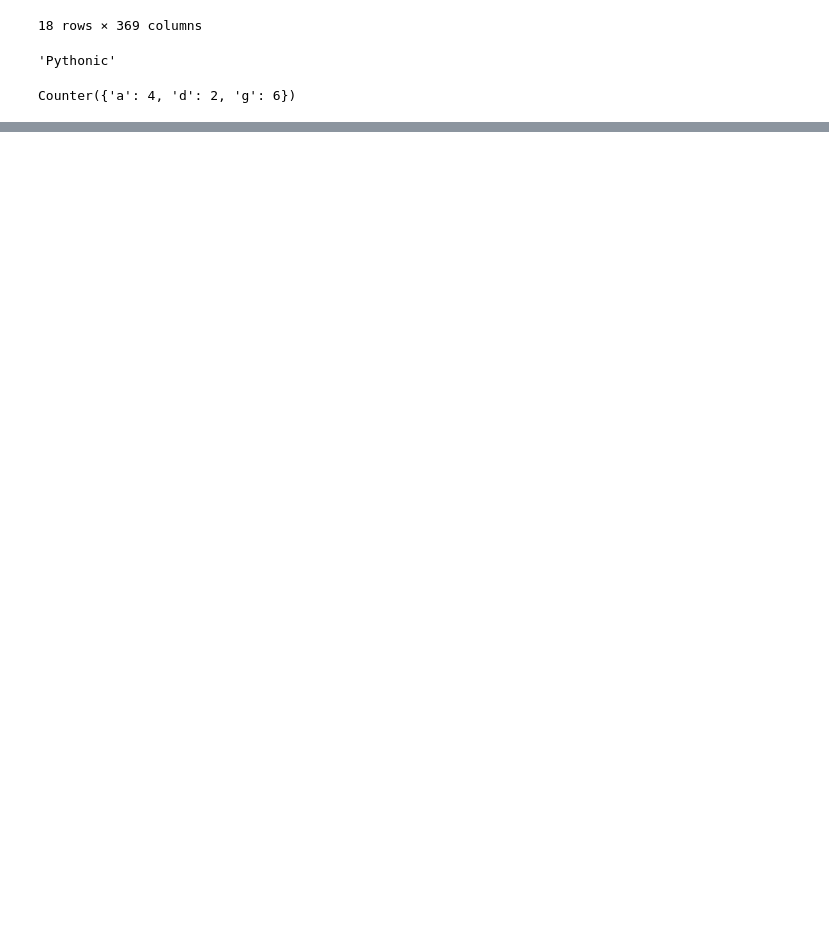
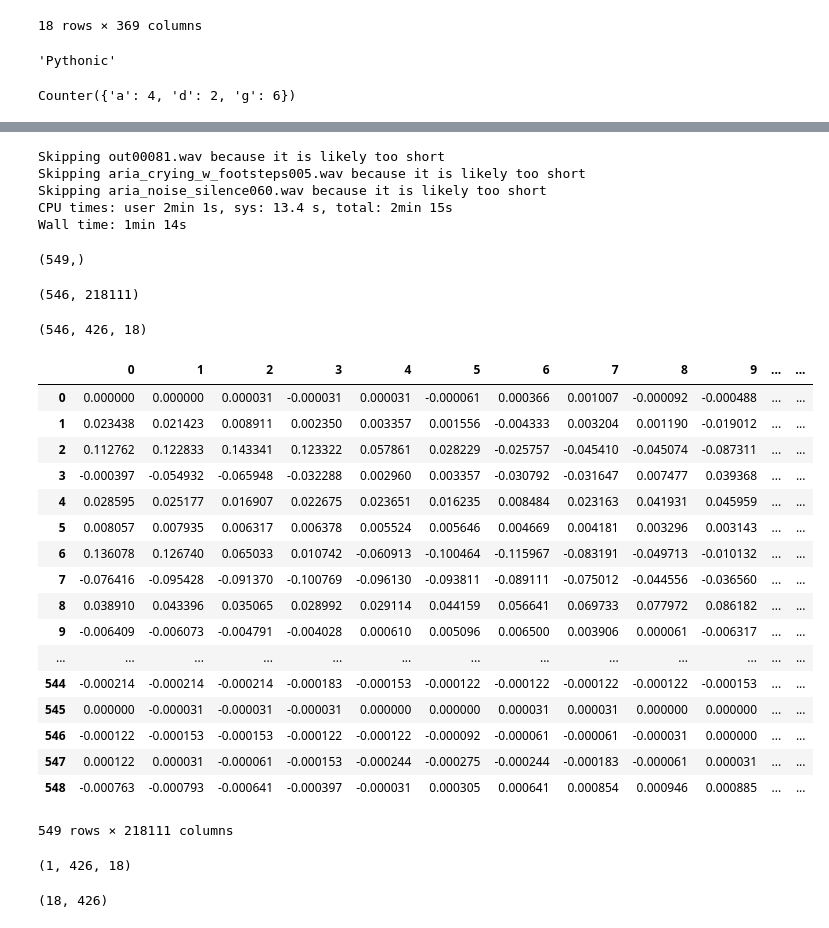
Before and after one commit to timrappold/WeeBro, a Jupyter notebook: bin/EDA.ipynb, the cells around one changed output, grey strips where cells are left out. Drawn from its saved outputs; the diff is of its cells as text; code cells hidden in the pictures; blank space fills up the shorter version.

```diff
--- a/bin/EDA.ipynb
+++ b/bin/EDA.ipynb
@@ -169,8 +348,11 @@ array([0.])
 # %% [markdown]
 ## Predict for folder of the positive class:
 # %%
-#folder = '../data/live_stream_conversions/'
-folder = '../data/trial_data/crying/'
+folder = '../data/live_stream_conversions/'
+#folder = '../data/trial_data/crying/'
+
+#folder = '../data/trial_data/aria_crying/'
+
 
 tmp_file = folder + 'out00021.wav'
 
@@ -178,7 +360,6 @@ tmp_file = folder + 'out00021.wav'
 prediction_results = []
 for file in os.listdir(folder):
             if file != '.DS_Store':
-                f = feature_engineering.Features(folder+file)
-                feature_vector, feature_matrix = f.engineer_features()
-                pred = trained_model.predict(scaler.transform(feature_vector.reshape(1,-1)))
-                prediction_results.append((file,pred))
+                print(file)
+
+                prediction_results.append((file, predict2(folder+file, grid)))
@@ -767,3 +980,15 @@ Downloading: routes.csv (377280 bytes)
     377280 [100.00%]
 [interactive output not drawn]
 [interactive output not drawn]
+# %%
+sound_root = '../data/training_data/'
+
+sound_folders = ['crying', 'silence', 'noise', 'baby_laugh',
+                 'aria_crying', 'aria_other']
+
+train_test = []
+
+for file in os.scandir(sound_root):
+    print(file)
+        #if file.endswith('.wav'):
+        #    print(file)
@@ -769,0 +1003,2 @@ Downloading: routes.csv (377280 bytes)
+# %%
+raw = vec = mat = list()
@@ -769,0 +1215,15 @@ Downloading: routes.csv (377280 bytes)
+# %%
+%%time
+label_list, raw_list, vec_list, mat_list = get_train_test(from_pickle=False,
+                                                  training_format='vec',
+                                                  train_test_split=0.25)
+# %% [output]
+Skipping out00081.wav because it is likely too short
+Skipping aria_crying_w_footsteps005.wav because it is likely too short
+Skipping aria_noise_silence060.wav because it is likely too short
+CPU times: user 2min 1s, sys: 13.4 s, total: 2min 15s
+Wall time: 1min 14s
+# %%
+np.concatenate(label_list).shape #.transpose().shape
+# %% [output]
+(549,)
@@ -769,0 +1234,37 @@ Downloading: routes.csv (377280 bytes)
+# %%
+np.concatenate(raw_list, axis=0).shape
+# %% [output]
+(546, 218111)
+# %%
+np.concatenate(mat_list, axis=0).shape
+# %% [output]
+(546, 426, 18)
+# %%
+df = pd.DataFrame(raw_list)
+# %% [output]
+|  | 0 | 1 | 2 | 3 | 4 | 5 | 6 | 7 | 8 | 9 | ... | ... |
+| 0 | 0.000000 | 0.000000 | 0.000031 | -0.000031 | 0.000031 | -0.000061 | 0.000366 | 0.001007 | -0.000092 | -0.000488 | ... | ... |
+| 1 | 0.023438 | 0.021423 | 0.008911 | 0.002350 | 0.003357 | 0.001556 | -0.004333 | 0.003204 | 0.001190 | -0.019012 | ... | ... |
+| 2 | 0.112762 | 0.122833 | 0.143341 | 0.123322 | 0.057861 | 0.028229 | -0.025757 | -0.045410 | -0.045074 | -0.087311 | ... | ... |
+| 3 | -0.000397 | -0.054932 | -0.065948 | -0.032288 | 0.002960 | 0.003357 | -0.030792 | -0.031647 | 0.007477 | 0.039368 | ... | ... |
+| 4 | 0.028595 | 0.025177 | 0.016907 | 0.022675 | 0.023651 | 0.016235 | 0.008484 | 0.023163 | 0.041931 | 0.045959 | ... | ... |
+| 5 | 0.008057 | 0.007935 | 0.006317 | 0.006378 | 0.005524 | 0.005646 | 0.004669 | 0.004181 | 0.003296 | 0.003143 | ... | ... |
+| 6 | 0.136078 | 0.126740 | 0.065033 | 0.010742 | -0.060913 | -0.100464 | -0.115967 | -0.083191 | -0.049713 | -0.010132 | ... | ... |
+| 7 | -0.076416 | -0.095428 | -0.091370 | -0.100769 | -0.096130 | -0.093811 | -0.089111 | -0.075012 | -0.044556 | -0.036560 | ... | ... |
+| 8 | 0.038910 | 0.043396 | 0.035065 | 0.028992 | 0.029114 | 0.044159 | 0.056641 | 0.069733 | 0.077972 | 0.086182 | ... | ... |
+| 9 | -0.006409 | -0.006073 | -0.004791 | -0.004028 | 0.000610 | 0.005096 | 0.006500 | 0.003906 | 0.000061 | -0.006317 | ... | ... |
+| ... | ... | ... | ... | ... | ... | ... | ... | ... | ... | ... | ... | ... |
+| 544 | -0.000214 | -0.000214 | -0.000214 | -0.000183 | -0.000153 | -0.000122 | -0.000122 | -0.000122 | -0.000122 | -0.000153 | ... | ... |
+| 545 | 0.000000 | -0.000031 | -0.000031 | -0.000031 | 0.000000 | 0.000000 | 0.000031 | 0.000031 | 0.000000 | 0.000000 | ... | ... |
+| 546 | -0.000122 | -0.000153 | -0.000153 | -0.000122 | -0.000122 | -0.000092 | -0.000061 | -0.000061 | -0.000031 | 0.000000 | ... | ... |
+| 547 | 0.000122 | 0.000031 | -0.000061 | -0.000153 | -0.000244 | -0.000275 | -0.000244 | -0.000183 | -0.000061 | 0.000031 | ... | ... |
+| 548 | -0.000763 | -0.000793 | -0.000641 | -0.000397 | -0.000031 | 0.000305 | 0.000641 | 0.000854 | 0.000946 | 0.000885 | ... | ... |
+549 rows × 218111 columns
+# %%
+mat_list[0].reshape(1, mat_list[0].shape[1], mat_list[0].shape[0]).shape
+# %% [output]
+(1, 426, 18)
+# %%
+mat_list[0].shape
+# %% [output]
+(18, 426)
```
Also changed, not shown: parts of 55 cells of this notebook, 10 other files.
